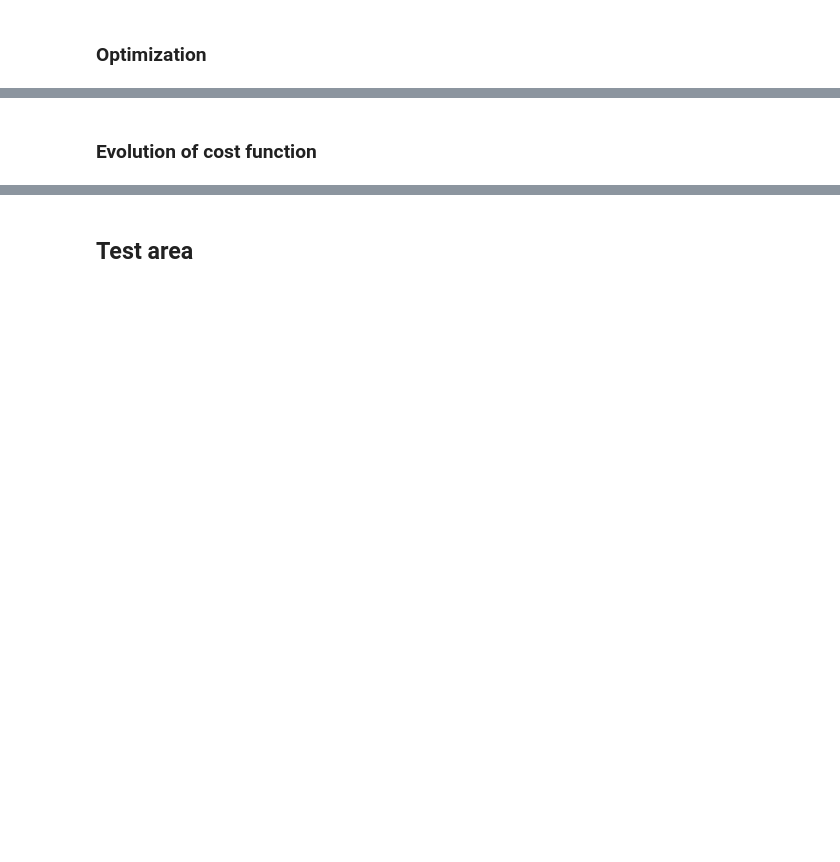
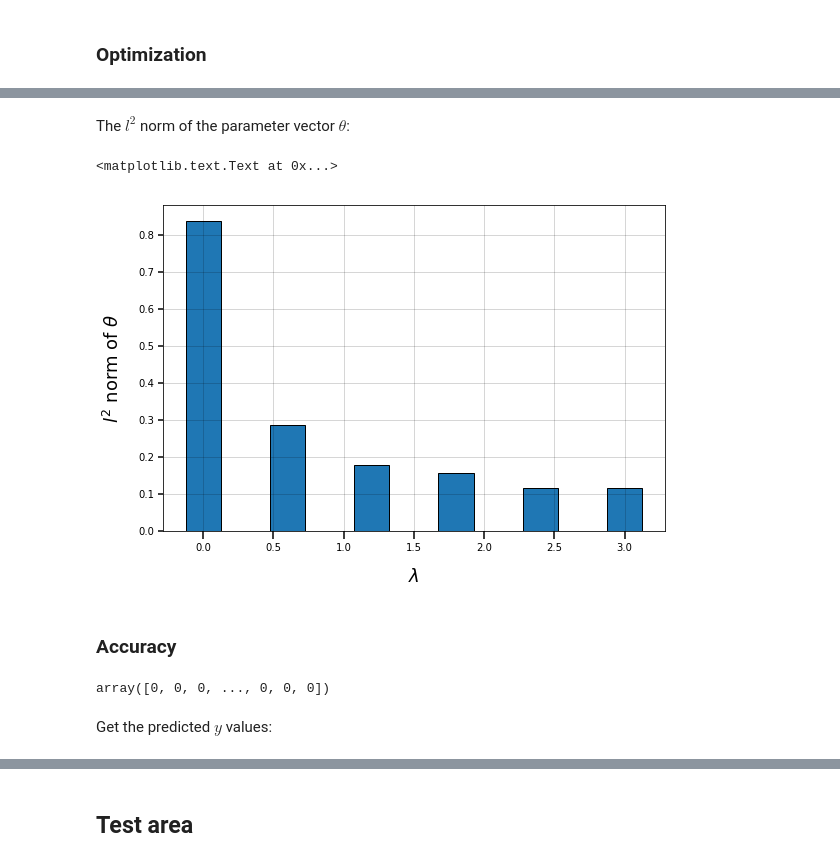
Before and after one commit to denglert/machine-learning-sandbox, a Jupyter notebook: courses/Coursera_Machine_Learning/Week_4_Neural_Networks/exercise/Multi_class_logistic_regression.ipynb, the cells around one changed output, grey strips where cells are left out. Cells and saved outputs as stored; diff of their text form; code cells hidden in the pictures; blank space fills up the shorter version.

```diff
--- a/courses/Coursera_Machine_Learning/Week_4_Neural_Networks/exercise/Multi_class_logistic_regression.ipynb
+++ b/courses/Coursera_Machine_Learning/Week_4_Neural_Networks/exercise/Multi_class_logistic_regression.ipynb
@@ -328,2 +356,0 @@ show_digit(data['X'][index]);
-# %%
-theta = np.random.uniform(high=0.5, size=401)
@@ -369,9 +401,9 @@ $\lambda = [0,1]$
 # %%
-lambdas = np.linspace(0.0, 1.0, 5)
+lambdas = np.linspace(0.0, 3.0, 6)
 # %%
 theta_opts, theta_iters = {}, {}
 for lam in lambdas:
-    theta_opt, theta_iter = optimize.fmin_cg(f=cost_function, fprime=gradient, x0=theta0, args=(X, y, lam), maxiter=50, retall=True)
+    theta_opt, theta_iter = optimize.fmin_cg(f=cost_function, fprime=gradient, x0=theta0, args=(X, y_single, lam), maxiter=50, retall=True)
     theta_opts[lam] = theta_opt
     theta_iters[lam] = theta_iter
 # %% [output]
@@ -394,0 +429,4 @@ Warning: Maximum number of iterations has been exceeded.
+# %%
+costs = {}
+for lam, theta_iter in theta_iters.items():
+    costs[lam] = [cost_function(theta, X, y_single, lam) for theta in theta_iter]
@@ -394,0 +444,2 @@ Warning: Maximum number of iterations has been exceeded.
+# %% [markdown]
+The $l^{2}$ norm of the parameter vector $\theta$:
@@ -395,4 +448,18 @@ Warning: Maximum number of iterations has been exceeded.
+# %%
+f,a = plt.subplots()
+a.bar(lambdas, theta_l2, align='center', edgecolor='k', width=0.25)
+a.set_xlabel('$\lambda$')
+a.set_ylabel(r'$l^{2}$ norm of $\theta$')
+# %% [output]
+<matplotlib.text.Text at 0x...>
+[figure, added]
+# %% [markdown]
+### Accuracy
+# %%
+y_single
+# %% [output]
+array([0, 0, 0, ..., 0, 0, 0])
+# %% [markdown]
+Get the predicted $y$ values:
 # %%
 y_predicted = hypothesis(theta_opts[0],X)
-# %% [markdown]
-### Evolution of cost function
```
Also changed, not shown: parts of 78 cells of this notebook, 1 other file.
